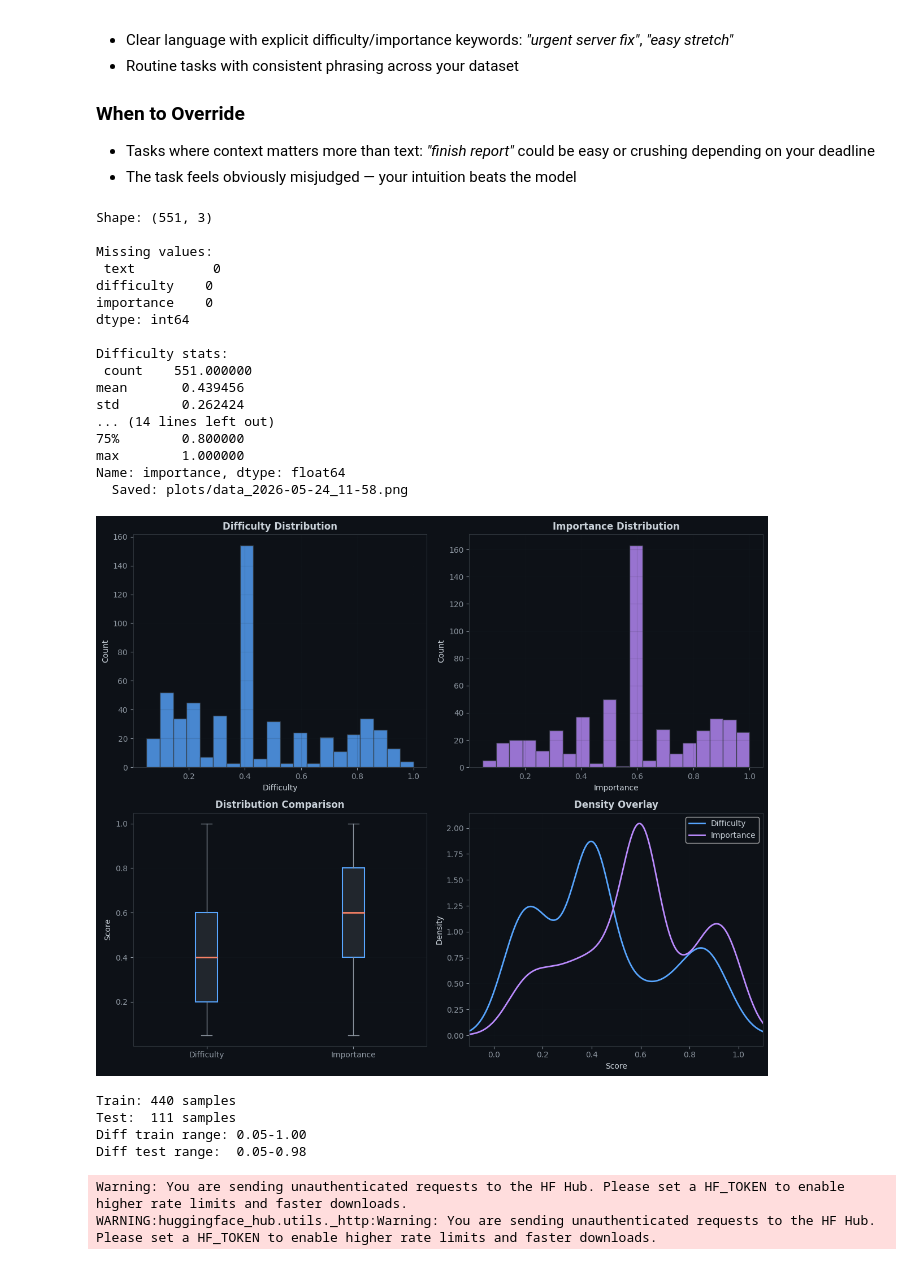
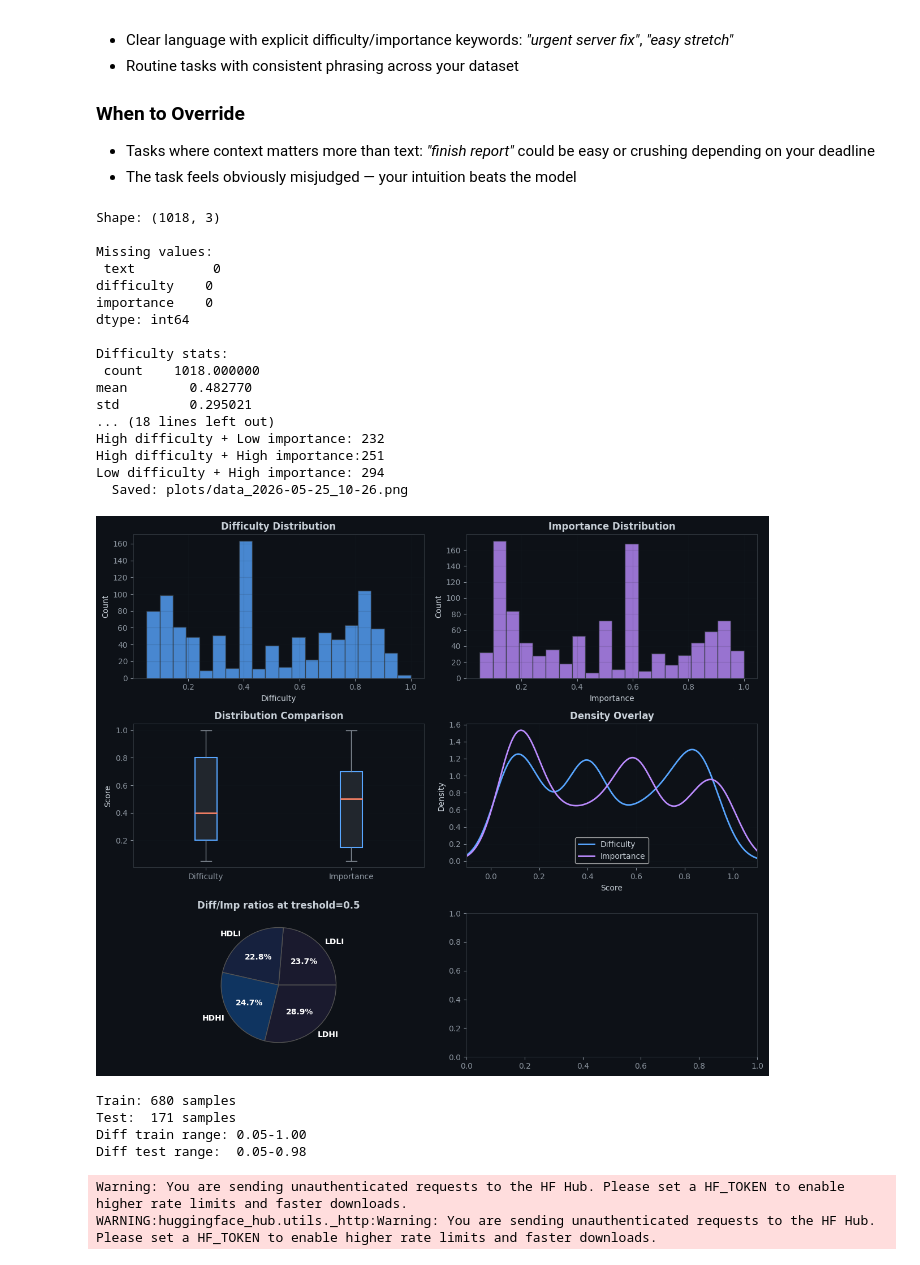
Before and after one commit to Infiteri/VM.AI, a Jupyter notebook: notebooks/VM_AI_Regressor_notebook.ipynb, the cells around one changed output. Drawn from its saved outputs; the diff is of its cells as text; code cells hidden in the pictures.

```diff
--- a/notebooks/VM_AI_Regressor_notebook.ipynb
+++ b/notebooks/VM_AI_Regressor_notebook.ipynb
@@ -76,23 +76,34 @@ plt.rcParams.update({
     "grid.color": "#21262d",
 })
 # %%
-from datetime import datetime
+from datetime import datetime, timedelta
 import os
 
 def save_fig(name):
-    timestamp = datetime.now().strftime("%Y-%m-%d_%H-%M")
+    timestamp = (datetime.now() + timedelta(hours=3)).strftime("%Y-%m-%d_%H-%M")
     os.makedirs("plots", exist_ok=True)
     plt.savefig(f"plots/{name}_{timestamp}.png", dpi=150, bbox_inches="tight")
     print(f"  Saved: plots/{name}_{timestamp}.png")
 # %%
-train = pd.read_csv("data/VMAI_REGR_Data.csv")
+train = pd.read_csv("VMAI_REGR_Data.csv")
 
 print("Shape:", train.shape)
 print("\nMissing values:\n", train.isnull().sum())
 print("\nDifficulty stats:\n", train["difficulty"].describe())
 print("\nImportance stats:\n", train["importance"].describe())
 
-fig, axes = plt.subplots(2, 2, figsize=(12, 10))
+t = 0.5
+low_diff_low_imp = ((train["difficulty"] < t) & (train["importance"] < t)).sum()
+high_diff_low_imp = ((train["difficulty"] >= t) & (train["importance"] < t)).sum()
+high_diff_high_imp = ((train["difficulty"] >= t) & (train["importance"] >= t)).sum()
+low_diff_high_imp = ((train["difficulty"] < t) & (train["importance"] >= t)).sum()
+
+print(f"Low difficulty + Low importance:  {low_diff_low_imp}")
+print(f"High difficulty + Low importance: {high_diff_low_imp}")
+print(f"High difficulty + High importance:{high_diff_high_imp}")
+print(f"Low difficulty + High importance: {low_diff_high_imp}")
+
+fig, axes = plt.subplots(3, 2, figsize=(12, 10))
 
 # Difficulty distribution
 axes[0, 0].hist(train["difficulty"], bins=20, edgecolor="#30363d", alpha=0.8, color="#58a6ff")
@@ -114,43 +125,55 @@ axes[1, 0].boxplot(box_data, labels=["Difficulty", "Importance"], patch_artist=T
                     boxprops=dict(facecolor="#21262d", edgecolor="#58a6ff", linewidth=1.5),
                     medianprops=dict(color="#f78166", linewidth=2),
                     whiskerprops=dict(color="#8b949e"),
                     capprops=dict(color="#8b949e"),
                     flierprops=dict(marker="o", markerfacecolor="#f78166", markersize=4))
 axes[1, 0].set_title("Distribution Comparison", fontweight="bold")
 axes[1, 0].set_ylabel("Score")
 axes[1, 0].grid(True, alpha=0.15, axis="y")
 
 # KDE overlay
 train["difficulty"].plot.kde(ax=axes[1, 1], label="Difficulty", color="#58a6ff", linewidth=2)
 train["importance"].plot.kde(ax=axes[1, 1], label="Importance", color="#bc8cff", linewidth=2)
 axes[1, 1].set_title("Density Overlay", fontweight="bold")
 axes[1, 1].set_xlabel("Score")
 axes[1, 1].set_xlim(-0.1, 1.1)
 axes[1, 1].legend()
 axes[1, 1].grid(True, alpha=0.15)
 
+mono_dark = ['#1a1a2e', '#16213e', '#0f3460', '#1a1a2e']
+axes[2, 0].pie(
+    [low_diff_low_imp, high_diff_low_imp, high_diff_high_imp, low_diff_high_imp],
+    labels=["LDLI", "HDLI", "HDHI", "LDHI"],
+    autopct='%1.1f%%',
+    colors=mono_dark,
+    textprops={'color': 'white', 'fontweight': 'bold'},
+    wedgeprops={'edgecolor': '#555555', 'linewidth': 1}
+)
+axes[2, 0].set_title(f"Diff/Imp ratios at treshold={t}", fontweight="bold")
+axes[2, 0].grid(True, alpha=0.15)
+
 plt.tight_layout()
 save_fig("data")
 plt.show()
 # %% [output]
-Shape: (551, 3)
+Shape: (1018, 3)
 
 Missing values:
  text          0
 difficulty    0
 importance    0
 dtype: int64
 
 Difficulty stats:
- count    551.000000
-mean       0.439456
-std        0.262424
-... (14 lines left out)
-75%        0.800000
-max        1.000000
-Name: importance, dtype: float64
-  Saved: plots/data_2026-05-24_11-58.png
+ count    1018.000000
+mean        0.482770
+std         0.295021
+... (18 lines left out)
+High difficulty + Low importance: 232
+High difficulty + High importance:251
+Low difficulty + High importance: 294
+  Saved: plots/data_2026-05-25_10-26.png
-[figure, old version]
+[figure, new version]
 # %%
 X = train["text"].values
 y_diff = train["difficulty"].values
@@ -166,8 +189,8 @@ print(f"Test:  {len(X_test)} samples")
 print(f"Diff train range: {y_diff_train.min():.2f}-{y_diff_train.max():.2f}")
 print(f"Diff test range:  {y_diff_test.min():.2f}-{y_diff_test.max():.2f}")
 # %% [output]
-Train: 440 samples
-Test:  111 samples
+Train: 680 samples
+Test:  171 samples
 Diff train range: 0.05-1.00
 Diff test range:  0.05-0.98
 # %%
```
Also changed, not shown: parts of 6 cells of this notebook, 6 other files.
